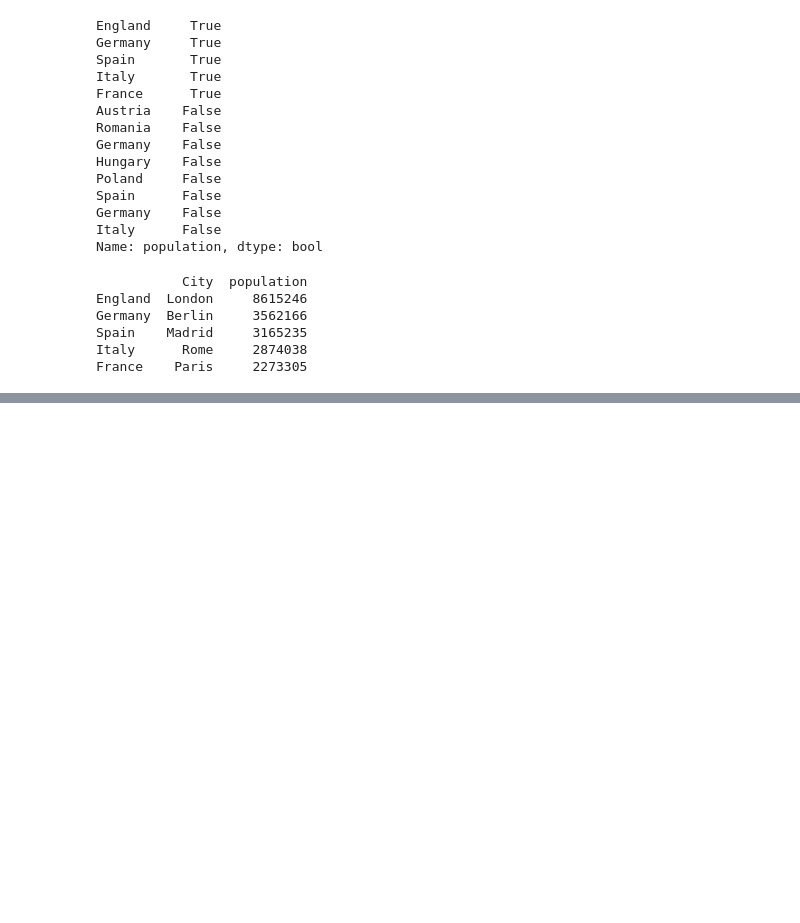
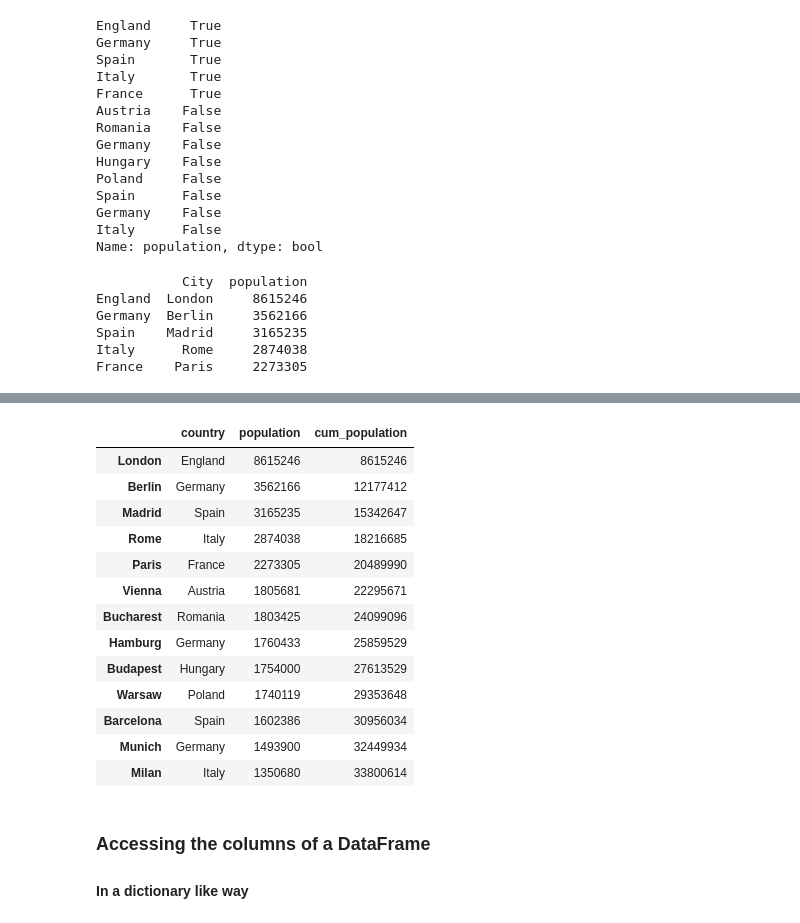
Before and after one commit to alfred-ojuku/Pandas-Tutorials-for-Data-Analysis, a Jupyter notebook: Pandas.ipynb, the cells around one changed output, grey strips where cells are left out. Cells and saved outputs as stored; diff of their text form; code cells hidden in the pictures; blank space fills up the shorter version.

```diff
--- a/Pandas.ipynb
+++ b/Pandas.ipynb
@@ -495,0 +722,21 @@ France    Paris     2273305
+# %%
+c_frame['cum_population'] = c_frame['population'].cumsum()
+c_frame
+# %% [output]
+|  | country | population | cum_population |
+| London | England | 8615246 | 8615246 |
+| Berlin | Germany | 3562166 | 12177412 |
+| Madrid | Spain | 3165235 | 15342647 |
+| Rome | Italy | 2874038 | 18216685 |
+| Paris | France | 2273305 | 20489990 |
+| Vienna | Austria | 1805681 | 22295671 |
+| Bucharest | Romania | 1803425 | 24099096 |
+| Hamburg | Germany | 1760433 | 25859529 |
+| Budapest | Hungary | 1754000 | 27613529 |
+| Warsaw | Poland | 1740119 | 29353648 |
+| Barcelona | Spain | 1602386 | 30956034 |
+| Munich | Germany | 1493900 | 32449934 |
+| Milan | Italy | 1350680 | 33800614 |
+# %% [markdown]
+### Accessing the columns of a DataFrame
+#### In a dictionary like way
```
Also changed, not shown: parts of 42 cells of this notebook.
